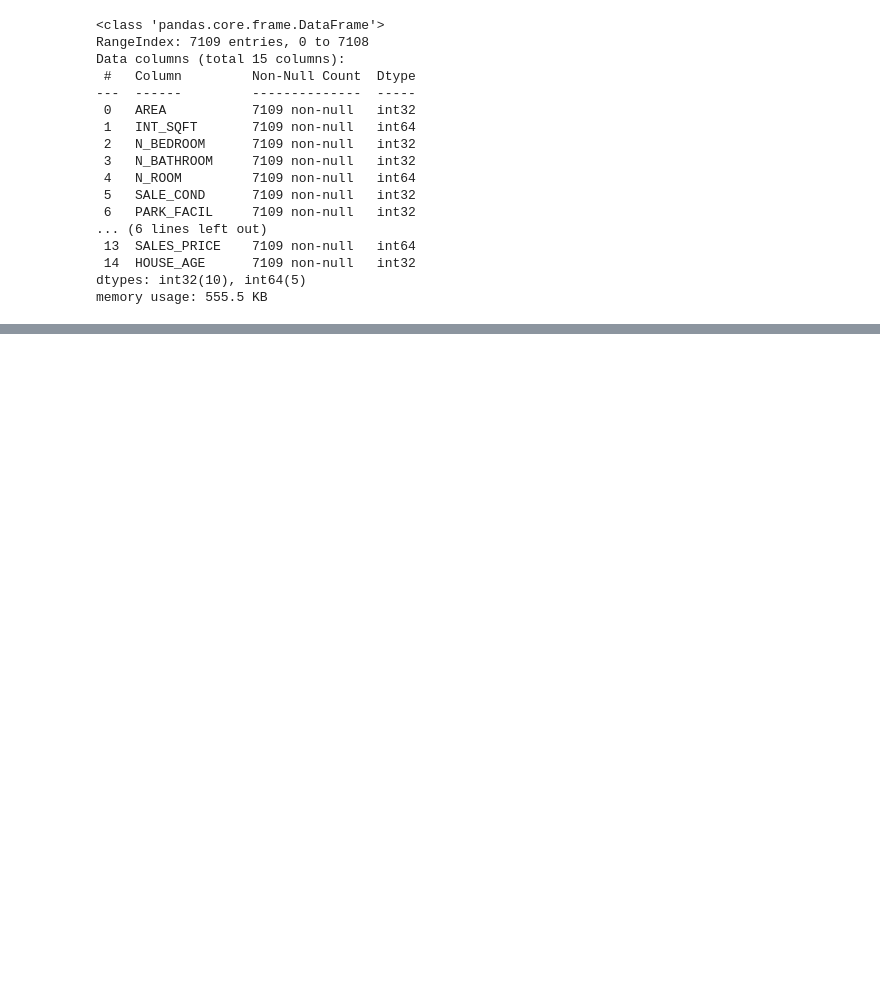
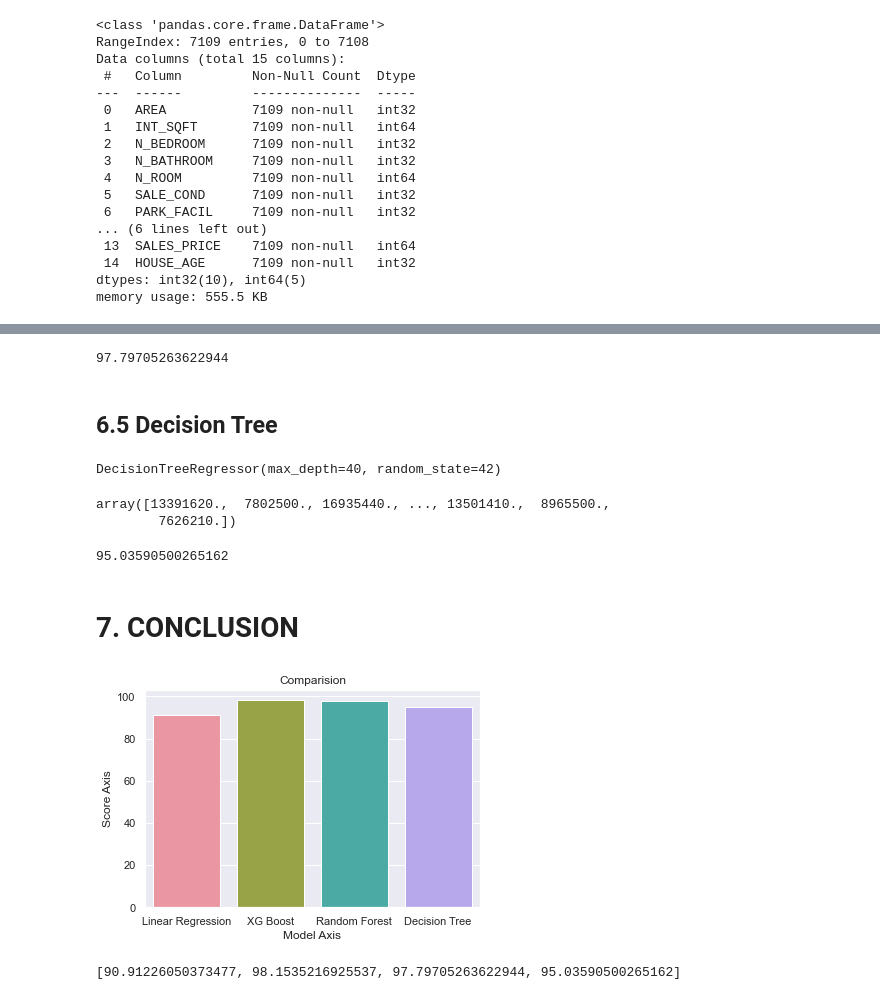
Before and after one commit to Jeyramana/House_Price_Predict, a Jupyter notebook: House_Price_Predict.ipynb, the cells around one changed output, grey strips where cells are left out. Cells and saved outputs as stored; diff of their text form; code cells hidden in the pictures; blank space fills up the shorter version.

Commit message:
Regression 40% done

```diff
--- a/House_Price_Predict.ipynb
+++ b/House_Price_Predict.ipynb
@@ -1118,0 +1198,41 @@ memory usage: 555.5 KB
+# %%
+# Score of Random Forest
+scores.append(r2_score(Y_test, Y_predict)*100)
+scores[2]
+# %% [output]
+97.79705263622944
+# %% [markdown]
+## 6.5 Decision Tree
+# %%
+#classifier: clf
+clf_DT = tree.DecisionTreeRegressor(random_state=42, max_depth=40)
+clf_DT.fit(X_train, Y_train)
+# %% [output]
+DecisionTreeRegressor(max_depth=40, random_state=42)
+# %%
+Y_predict = clf_DT.predict(X_test)
+Y_predict
+# %% [output]
+array([13391620.,  7802500., 16935440., ..., 13501410.,  8965500.,
+        7626210.])
+# %%
+# Score of XGB Boost
+scores.append(r2_score(Y_test, Y_predict)*100)
+scores[3]
+# %% [output]
+95.03590500265162
+# %% [markdown]
+# 7. CONCLUSION
+# %%
+labels = ['Linear Regression', 'XG Boost', 'Random Forest', 'Decision Tree']
+sns.barplot(labels, scores)
+plt.title('Comparision')
+plt.ylabel('Score Axis')
+plt.xlabel('Model Axis')
+plt.show()
+# %% [output]
+[figure, added]
+# %%
+scores
+# %% [output]
+[90.91226050373477, 98.1535216925537, 97.79705263622944, 95.03590500265162]
```
Also changed, not shown: parts of 19 cells of this notebook.
